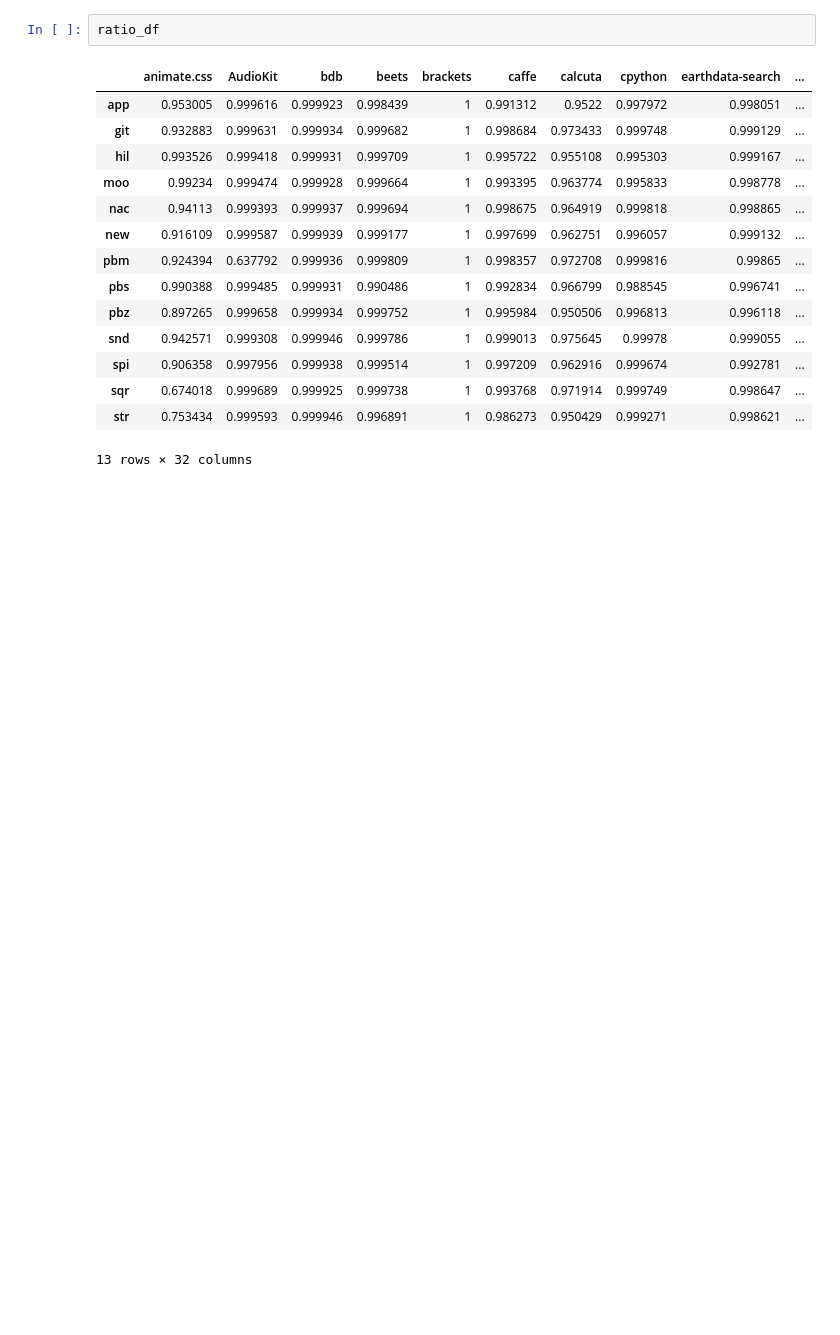
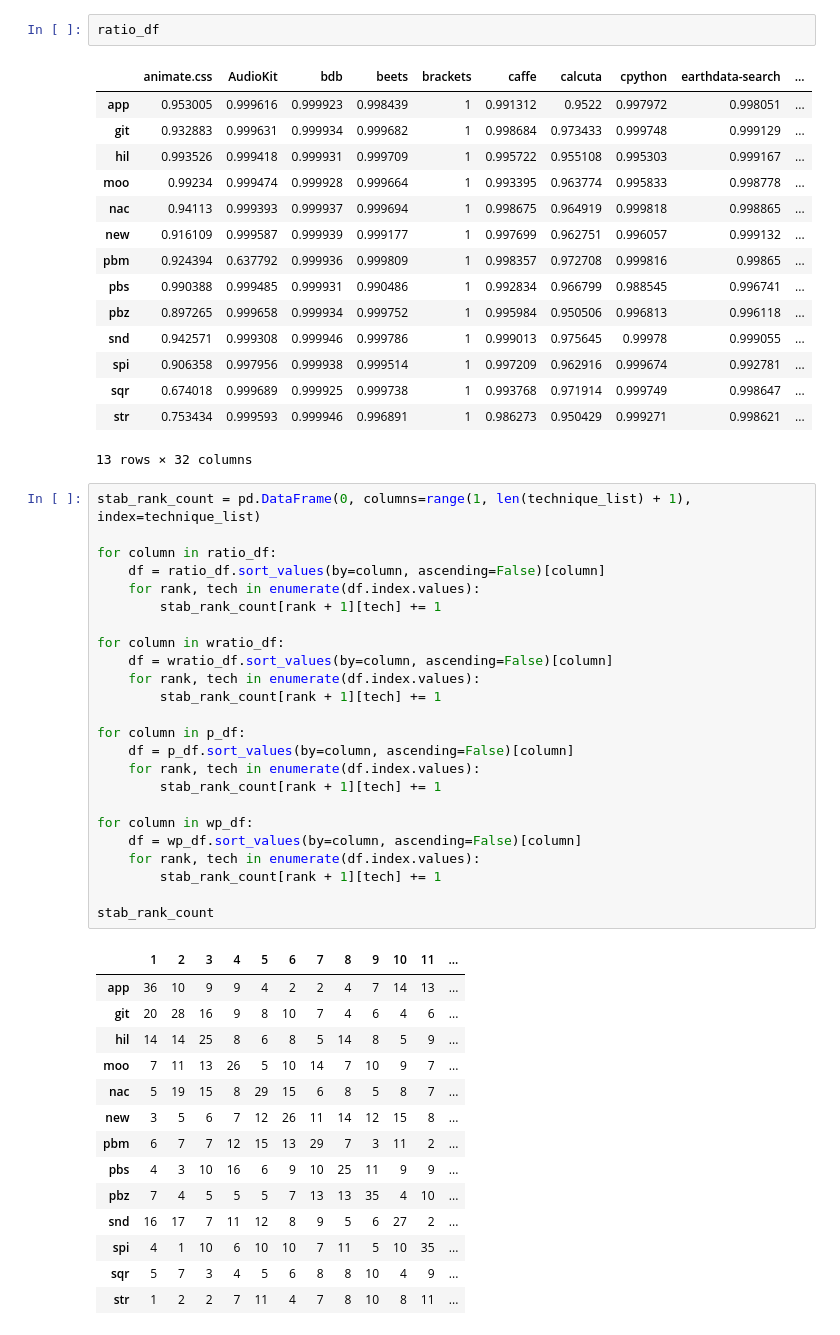
Before and after one commit to EduardoVernier/treemap-analysis, a Jupyter notebook: notebooks/RankTable.ipynb, the cells around one changed output. Cells and saved outputs as stored; diff of their text form; blank space fills up the shorter version.

```diff
--- a/notebooks/RankTable.ipynb
+++ b/notebooks/RankTable.ipynb
@@ -127,3 +182,42 @@ ratio_df
 | sqr | 0.674018 | 0.999689 | 0.999925 | 0.999738 | 1 | 0.993768 | 0.971914 | 0.999749 | 0.998647 | ... |
 | str | 0.753434 | 0.999593 | 0.999946 | 0.996891 | 1 | 0.986273 | 0.950429 | 0.999271 | 0.998621 | ... |
 13 rows × 32 columns
+# %%
+stab_rank_count = pd.DataFrame(0, columns=range(1, len(technique_list) + 1), index=technique_list)
+
+for column in ratio_df:
+    df = ratio_df.sort_values(by=column, ascending=False)[column]
+    for rank, tech in enumerate(df.index.values):
+        stab_rank_count[rank + 1][tech] += 1
+
+for column in wratio_df:
+    df = wratio_df.sort_values(by=column, ascending=False)[column]
+    for rank, tech in enumerate(df.index.values):
+        stab_rank_count[rank + 1][tech] += 1
+
+for column in p_df:
+    df = p_df.sort_values(by=column, ascending=False)[column]
+    for rank, tech in enumerate(df.index.values):
+        stab_rank_count[rank + 1][tech] += 1
+
+for column in wp_df:
+    df = wp_df.sort_values(by=column, ascending=False)[column]
+    for rank, tech in enumerate(df.index.values):
+        stab_rank_count[rank + 1][tech] += 1
+
+stab_rank_count
+# %% [output]
+|  | 1 | 2 | 3 | 4 | 5 | 6 | 7 | 8 | 9 | 10 | 11 | ... |
+| app | 36 | 10 | 9 | 9 | 4 | 2 | 2 | 4 | 7 | 14 | 13 | ... |
+| git | 20 | 28 | 16 | 9 | 8 | 10 | 7 | 4 | 6 | 4 | 6 | ... |
+| hil | 14 | 14 | 25 | 8 | 6 | 8 | 5 | 14 | 8 | 5 | 9 | ... |
+| moo | 7 | 11 | 13 | 26 | 5 | 10 | 14 | 7 | 10 | 9 | 7 | ... |
+| nac | 5 | 19 | 15 | 8 | 29 | 15 | 6 | 8 | 5 | 8 | 7 | ... |
+| new | 3 | 5 | 6 | 7 | 12 | 26 | 11 | 14 | 12 | 15 | 8 | ... |
+| pbm | 6 | 7 | 7 | 12 | 15 | 13 | 29 | 7 | 3 | 11 | 2 | ... |
+| pbs | 4 | 3 | 10 | 16 | 6 | 9 | 10 | 25 | 11 | 9 | 9 | ... |
+| pbz | 7 | 4 | 5 | 5 | 5 | 7 | 13 | 13 | 35 | 4 | 10 | ... |
+| snd | 16 | 17 | 7 | 11 | 12 | 8 | 9 | 5 | 6 | 27 | 2 | ... |
+| spi | 4 | 1 | 10 | 6 | 10 | 10 | 7 | 11 | 5 | 10 | 35 | ... |
+| sqr | 5 | 7 | 3 | 4 | 5 | 6 | 8 | 8 | 10 | 4 | 9 | ... |
+| str | 1 | 2 | 2 | 7 | 11 | 4 | 7 | 8 | 10 | 8 | 11 | ... |
```
Also changed, not shown: parts of 10 cells of this notebook.
